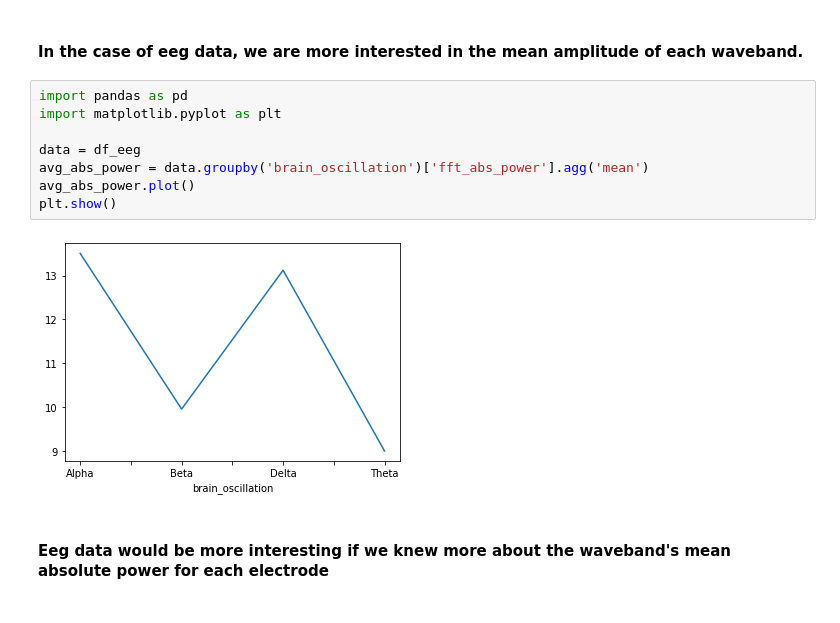
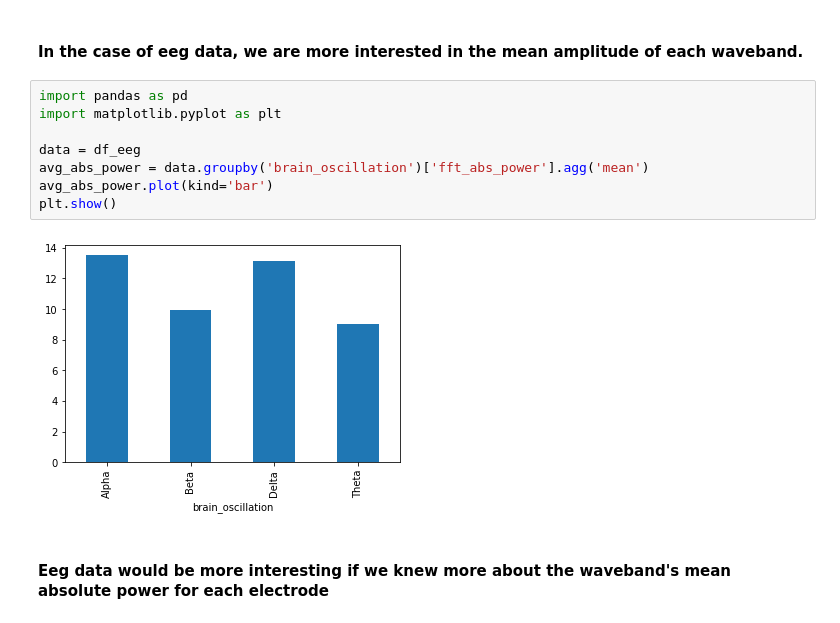
Before and after one commit to brainhack-school2020/ADHDsubtypes_project, a Jupyter notebook: Viz.ipynb, the cells around one changed output. Drawn from its saved outputs; the diff is of its cells as text.

```diff
--- a/Viz.ipynb
+++ b/Viz.ipynb
@@ -305,13 +305,13 @@ stats.shapiro(df_eeg['fft_abs_power'])
 # %%
 import pandas as pd
 import matplotlib.pyplot as plt
 
 data = df_eeg
 avg_abs_power = data.groupby('brain_oscillation')['fft_abs_power'].agg('mean')
-avg_abs_power.plot()
+avg_abs_power.plot(kind='bar')
 plt.show()
 # %% [output]
-[figure, old version]
+[figure, new version]
 # %% [markdown]
 #### Eeg data would be more interesting if we knew more about the waveband's mean absolute power for each electrode
 # %%
```
Also changed, not shown: parts of 4 cells of this notebook.
